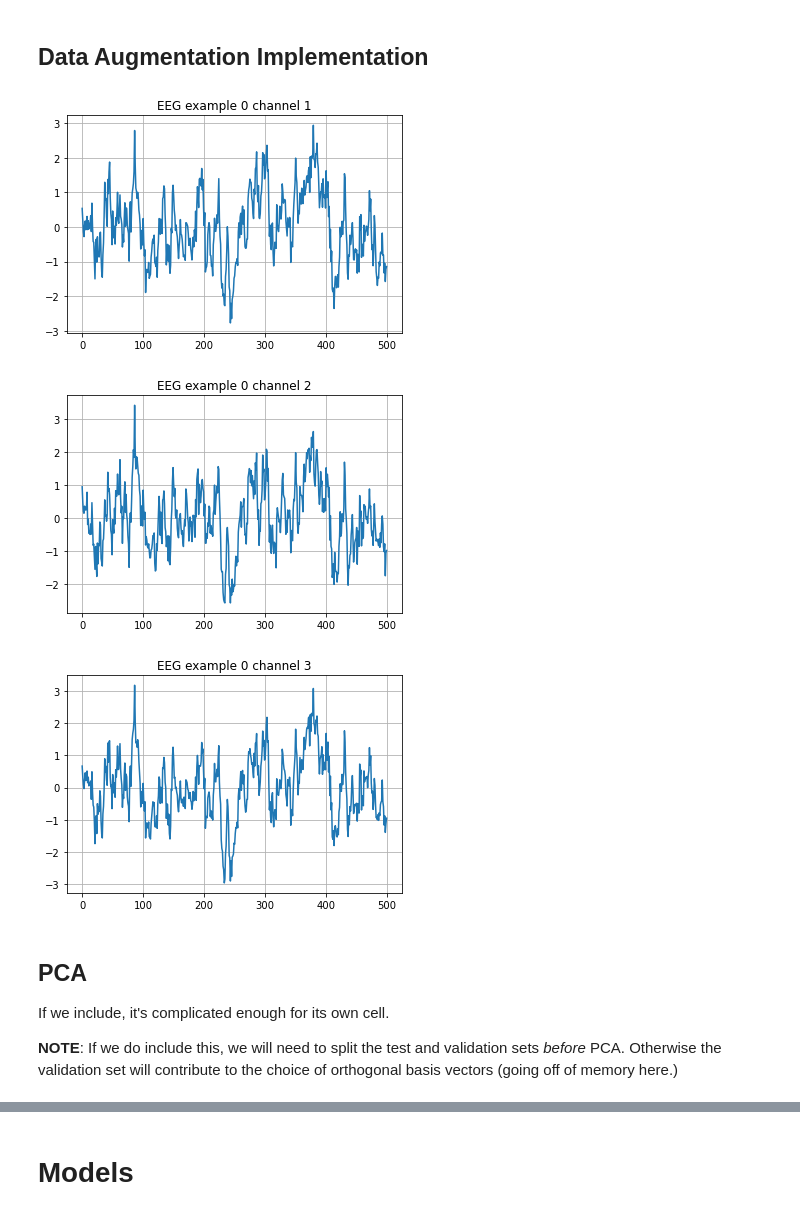
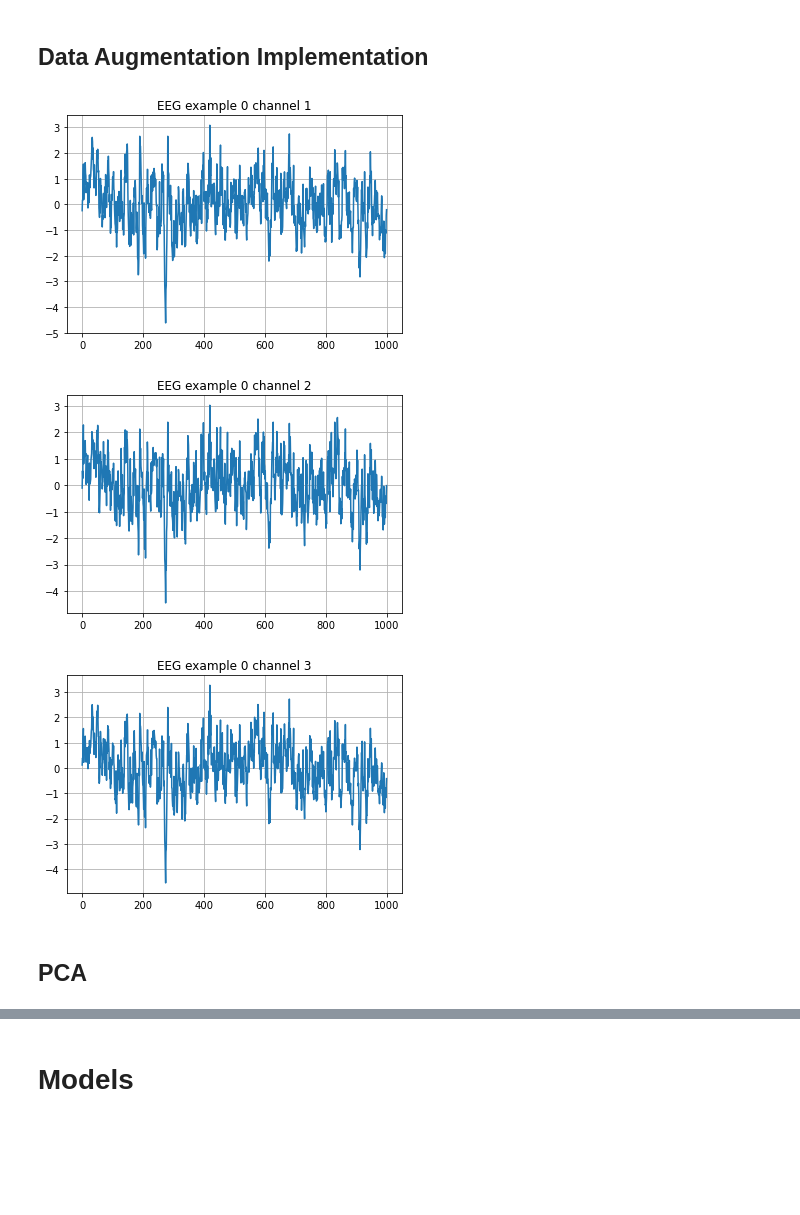
Before and after one commit to cmunozcortes/c247-final-project, a Jupyter notebook: src/C247_Final_Notebook.ipynb, the cells around one changed output, grey strips where cells are left out. Drawn from its saved outputs; the diff is of its cells as text; code cells hidden in the pictures; blank space fills up the shorter version.

Commit message:
Best models and final notebook with 4 models

```diff
--- a/src/C247_Final_Notebook.ipynb
+++ b/src/C247_Final_Notebook.ipynb
@@ -122,29 +125,30 @@ Update these fields with actual numbers when we have models included. Comment ou
 # %% [markdown]
 ## Data Augmentation Implementation
 # %%
-# Trim all time series to the first 500 samples (2 seconds @ fs=250Hz)
-X_train_valid = X_train_valid[:,:,:500]
-X_test = X_test[:,:,:500]
+# Save copies of the original for the Baseline (Model 1)
+X_train_baseline = np.copy(X_train)
+X_valid_baseline = np.copy(X_valid)
+X_test_baseline = np.copy(X_test)
 
 # Normalize each time series signal of each channel to have zero mean and unit variance
 # This is fine to do on the test set, since it is independent of example
-X_train_valid -= np.expand_dims(np.mean(X_train_valid, axis=-1), -1)
-X_test -= np.expand_dims(np.mean(X_test, axis=-1), -1)
-X_train_valid /= np.expand_dims(np.std(X_train_valid, axis=-1), -1)
-X_test /= np.expand_dims(np.std(X_test, axis=-1), -1)
+samp_axis = 1
+X_train -= np.expand_dims(np.mean(X_train, axis=samp_axis), samp_axis)
+X_valid -= np.expand_dims(np.mean(X_valid, axis=samp_axis), samp_axis)
+X_test -= np.expand_dims(np.mean(X_test, axis=samp_axis), samp_axis)
+X_train /= np.expand_dims(np.std(X_train, axis=samp_axis), samp_axis)
+X_valid /= np.expand_dims(np.std(X_valid, axis=samp_axis), samp_axis)
+X_test /= np.expand_dims(np.std(X_test, axis=samp_axis), samp_axis)
 
 # Generate some plots to visually verify
 for i in range(3):
     plt.title("EEG example 0 channel %d" % (i+1))
-    plt.plot(X_train_valid[0,i,:])
+    plt.plot(X_train[0,:,i])
     plt.grid()
     plt.show()
 # %% [output]
-[figure, old version]
+[figure, new version]
-[figure, old version]
+[figure, new version]
-[figure, old version]
+[figure, new version]
 # %% [markdown]
 ## PCA
-If we include, it's complicated enough for its own cell.
-
-**NOTE**: If we do include this, we will need to split the test and validation sets *before* PCA. Otherwise the validation set will contribute to the choice of orthogonal basis vectors (going off of memory here.)
```
Also changed, not shown: parts of 18 cells of this notebook, 5 other files.
